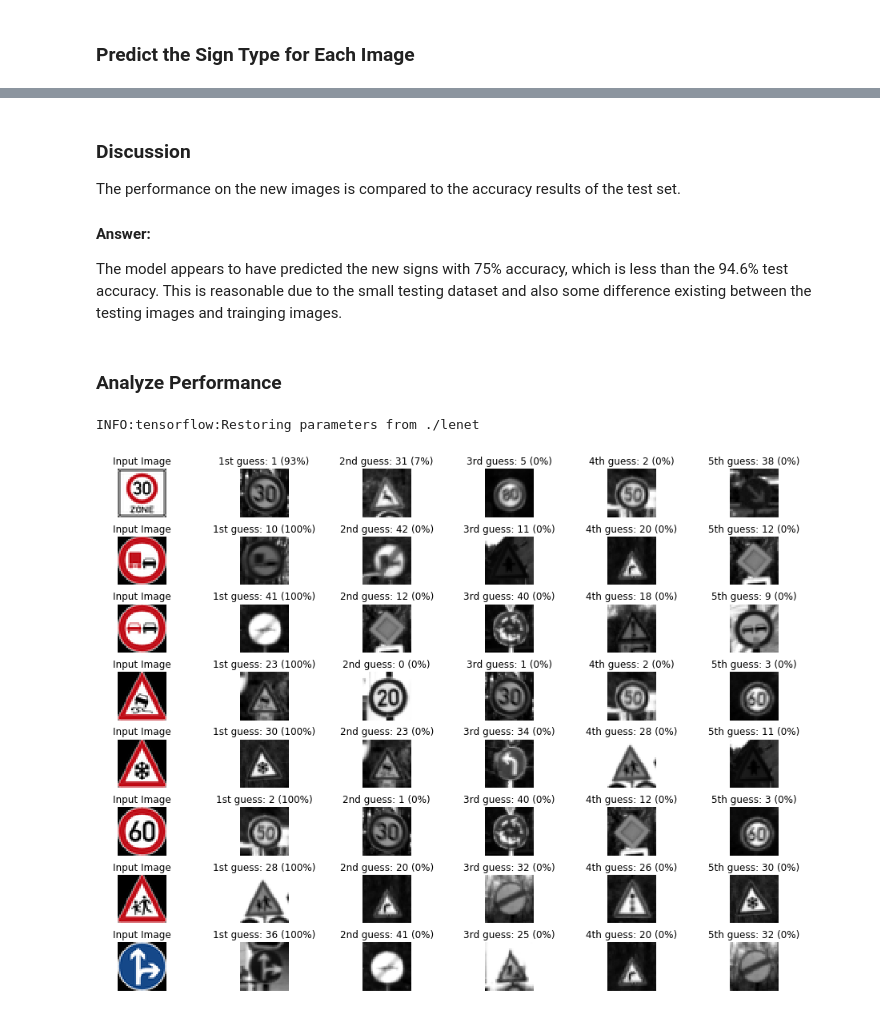
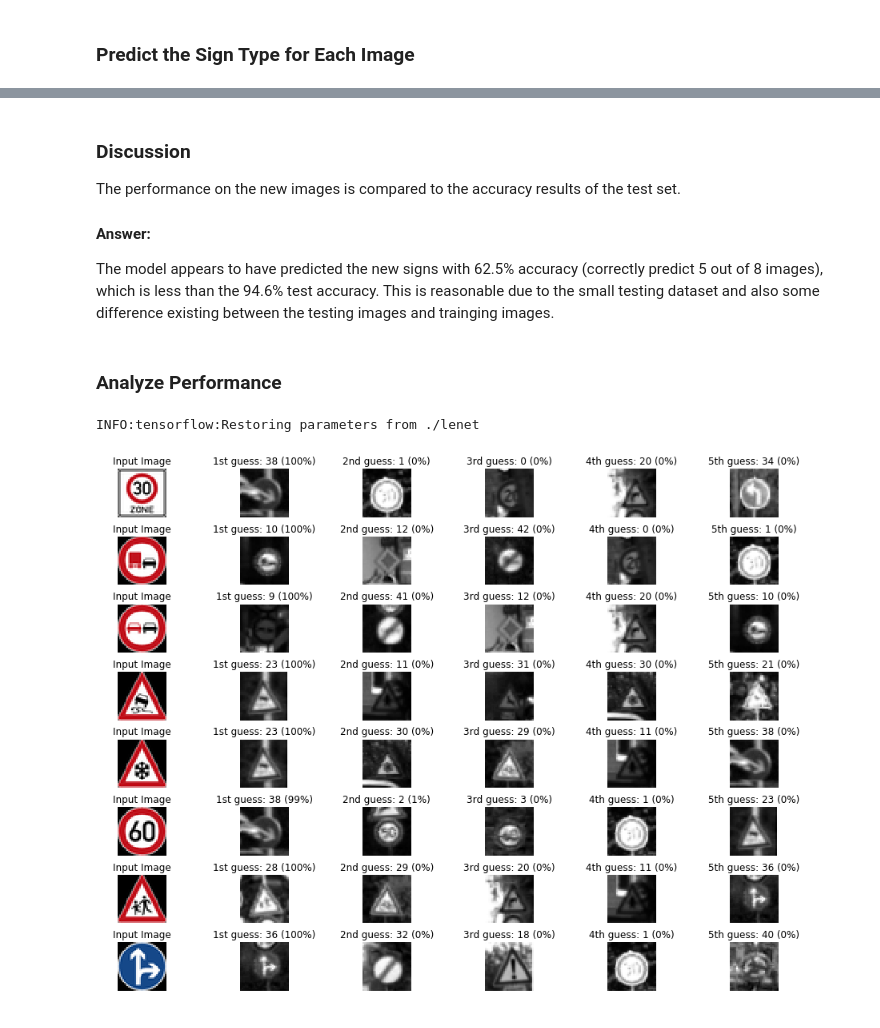
Before and after one commit to yizonggen/CarND-Traffic-Sign-Classifier-Project, a Jupyter notebook: Traffic_Sign_Classifier.ipynb, the cells around one changed output, grey strips where cells are left out. Drawn from its saved outputs; the diff is of its cells as text; code cells hidden in the pictures.

```diff
--- a/Traffic_Sign_Classifier.ipynb
+++ b/Traffic_Sign_Classifier.ipynb
@@ -204,9 +218,11 @@ X_test = X_test_gray
 ## Normalize the train and test datasets to (-1,1)
 
 X_train_normalized = (X_train - 128)/128
+X_valid_normalized = (X_valid - 128)/128
 X_test_normalized = (X_test - 128)/128
 
 print(np.mean(X_train_normalized))
+print(np.mean(X_valid_normalized))
 print(np.mean(X_test_normalized))
 # %% [output]
 -0.354081335648
@@ -249,3 +243,10 @@ X_validation sample size: 6960
+# %%
+from sklearn.utils import shuffle
+
+## Shuffle the training dataset
+
+X_train, y_train = shuffle(X_train_normalized, y_train)
+X_valid, y_valid = X_valid_normalized, y_valid
 # %% [markdown]
 ### Model Architecture
 # %%
@@ -322,8 +323,8 @@ def LeNet(x):
 - Dropout layer
 - Fully connected layer (84 in, 43 out)
 # %%
-epochs = 100
-batch_size = 64
+epochs = 50
+batch_size = 128
 learning_rate = 0.001
 # %%
 tf.reset_default_graph()
@@ -392,11 +393,11 @@ with tf.Session() as sess:
             batch_x, batch_y = X_train[offset:end], y_train[offset:end]
             sess.run(training_operation, feed_dict={x: batch_x, y: batch_y, keep_prob: 0.7})
 
-        validation_accuracy = evaluate(X_validation, y_validation)
+        validation_accuracy = evaluate(X_valid, y_valid)
         print("Epoch {}: Validation Accuracy = {:.3f}".format(i+1, validation_accuracy))
         if validation_accuracy>maximum_validation_acc:
             maximum_validation_acc = validation_accuracy
-            saver.save(sess, './lenet')
-            print("Model saved")
+    saver.save(sess, './lenet')
+    print("Model saved")
 # %% [output]
 Start Training Process ....
@@ -528,7 +527,7 @@ The performance on the new images is compared to the accuracy results of the tes
 
 #### Answer:
 
-The model appears to have predicted the new signs with 75% accuracy, which is less than the 94.6% test accuracy. This is reasonable due to the small testing dataset and also some difference existing between the testing images and trainging images.
+The model appears to have predicted the new signs with 62.5% accuracy (correctly predict 5 out of 8 images), which is less than the 94.6% test accuracy. This is reasonable due to the small testing dataset and also some difference existing between the testing images and trainging images.
 # %% [markdown]
 ### Analyze Performance
 # %%
@@ -544,41 +543,41 @@ with tf.Session() as sess:
     saver.restore(sess, "./lenet")
     my_softmax_logits = sess.run(softmax_logits, feed_dict={x: images_normalized, keep_prob: 1.0})
     my_top_k = sess.run(top_k, feed_dict={x: images_normalized, keep_prob: 1.0})
 
     plt.rcParams.update({'font.size': 10})
     fig, axs = plt.subplots(len(images),6, figsize=(16, 12))
     fig.subplots_adjust(hspace = .4)
     axs = axs.ravel()
 
     for i, image in enumerate(images):
         axs[6*i].axis('off')
         axs[6*i].imshow(image)
         axs[6*i].set_title('Input Image')
         guess1 = my_top_k[1][i][0]
-        index1 = np.argwhere(y_validation == guess1)[0]
+        index1 = np.argwhere(y_valid == guess1)[0]
         axs[6*i+1].axis('off')
-        axs[6*i+1].imshow(X_validation[index1].squeeze(), cmap='gray')
+        axs[6*i+1].imshow(X_valid[index1].squeeze(), cmap='gray')
         axs[6*i+1].set_title('1st guess: {} ({:.0f}%)'.format(guess1, 100*my_top_k[0][i][0]))
         guess2 = my_top_k[1][i][1]
-        index2 = np.argwhere(y_validation == guess2)[0]
+        index2 = np.argwhere(y_valid == guess2)[0]
         axs[6*i+2].axis('off')
-        axs[6*i+2].imshow(X_validation[index2].squeeze(), cmap='gray')
+        axs[6*i+2].imshow(X_valid[index2].squeeze(), cmap='gray')
         axs[6*i+2].set_title('2nd guess: {} ({:.0f}%)'.format(guess2, 100*my_top_k[0][i][1]))
         guess3 = my_top_k[1][i][2]
-        index3 = np.argwhere(y_validation == guess3)[0]
+        index3 = np.argwhere(y_valid == guess3)[0]
         axs[6*i+3].axis('off')
-        axs[6*i+3].imshow(X_validation[index3].squeeze(), cmap='gray')
+        axs[6*i+3].imshow(X_valid[index3].squeeze(), cmap='gray')
         axs[6*i+3].set_title('3rd guess: {} ({:.0f}%)'.format(guess3, 100*my_top_k[0][i][2]))
         guess4 = my_top_k[1][i][3]
-        index4 = np.argwhere(y_validation == guess4)[0]
+        index4 = np.argwhere(y_valid == guess4)[0]
         axs[6*i+4].axis('off')
-        axs[6*i+4].imshow(X_validation[index4].squeeze(), cmap='gray')
+        axs[6*i+4].imshow(X_valid[index4].squeeze(), cmap='gray')
         axs[6*i+4].set_title('4th guess: {} ({:.0f}%)'.format(guess4, 100*my_top_k[0][i][3]))
         guess5 = my_top_k[1][i][4]
-        index5 = np.argwhere(y_validation == guess5)[0]
+        index5 = np.argwhere(y_valid == guess5)[0]
         axs[6*i+5].axis('off')
-        axs[6*i+5].imshow(X_validation[index5].squeeze(), cmap='gray')
+        axs[6*i+5].imshow(X_valid[index5].squeeze(), cmap='gray')
         axs[6*i+5].set_title('5th guess: {} ({:.0f}%)'.format(guess5, 100*my_top_k[0][i][4]))
 # %% [output]
 INFO:tensorflow:Restoring parameters from ./lenet
-[figure, old version]
+[figure, new version]
```
Also changed, not shown: parts of 12 cells of this notebook, 8 other files.
